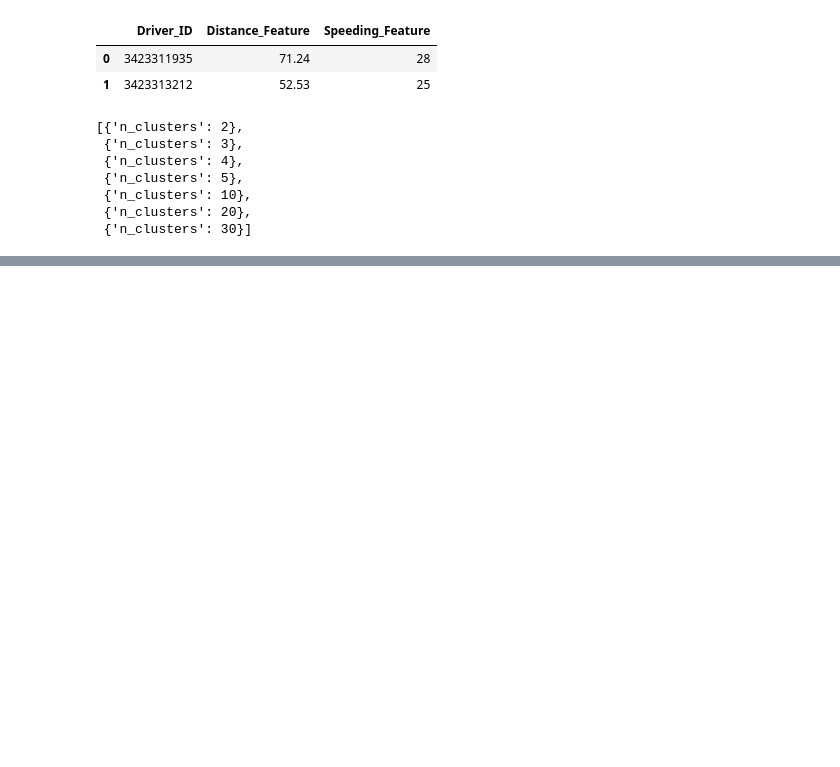
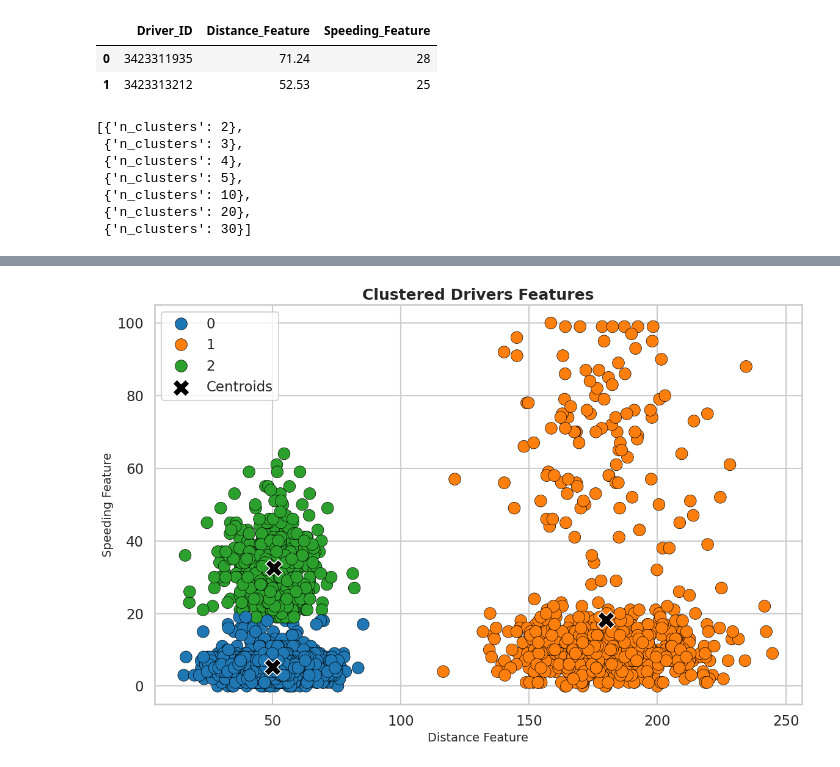
Before and after one commit to Kinetics20/Python_practice_sessions_05, a Jupyter notebook: data_science/hyper_parameter_tuning_clustering.ipynb, the cells around one changed output, grey strips where cells are left out. Cells and saved outputs as stored; diff of their text form; code cells hidden in the pictures; blank space fills up the shorter version.

```diff
--- a/data_science/hyper_parameter_tuning_clustering.ipynb
+++ b/data_science/hyper_parameter_tuning_clustering.ipynb
@@ -56,0 +258,10 @@ list(parameter_grid)
+# %%
+model = KMeans(n_clusters=3, random_state=42)
+model.fit(features)
+
+labels = model.labels_
+centers = model.cluster_centers_
+
+plot_clusters(features, labels, centers)
+# %% [output]
+[figure, added]
```
Also changed, not shown: parts of 27 cells of this notebook.
